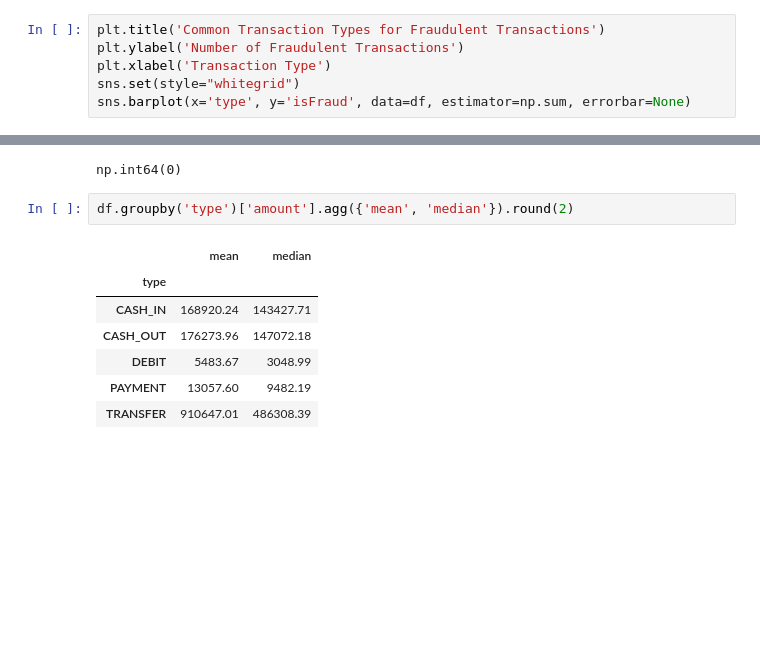
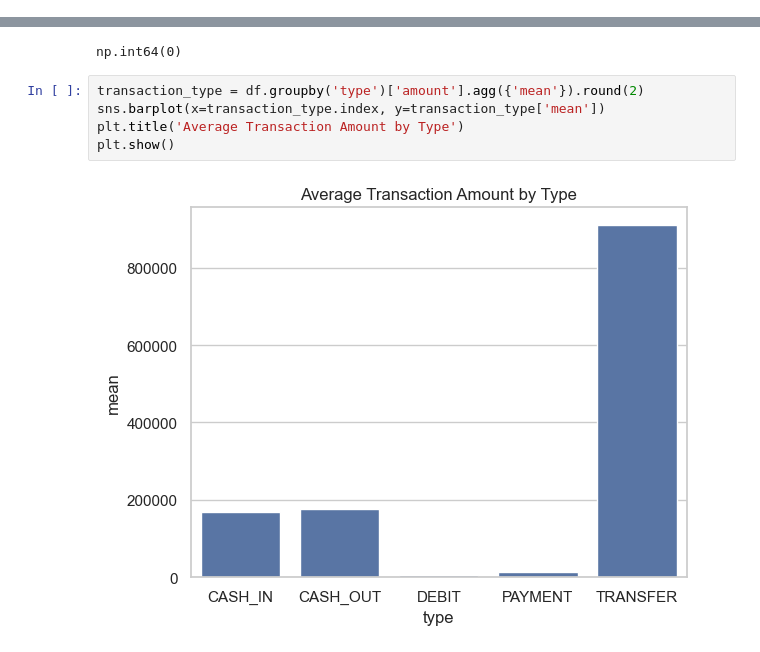
Before and after one commit to christianbusalanan/fraud-detection, a Jupyter notebook: notebooks/01_eda_and_feature_engineering.ipynb, the cells around one changed output, grey strips where cells are left out. Cells and saved outputs as stored; diff of their text form; blank space fills up the shorter version.

Commit message:
Update EDA notebook with transaction analysis

```diff
--- a/notebooks/01_eda_and_feature_engineering.ipynb
+++ b/notebooks/01_eda_and_feature_engineering.ipynb
@@ -21,9 +21,3 @@ df.head()
 # Data Validation
 df['newbalanceOrig'] = df['oldbalanceOrg'] - df['amount']
 df['newbalanceDest'] = df['oldbalanceDest'] + df['amount']
-# %%
-plt.title('Common Transaction Types for Fraudulent Transactions')
-plt.ylabel('Number of Fraudulent Transactions')
-plt.xlabel('Transaction Type')
-sns.set(style="whitegrid")
-sns.barplot(x='type', y='isFraud', data=df, estimator=np.sum, errorbar=None)
@@ -50,13 +39,10 @@ df.duplicated().sum()
 # %% [output]
 np.int64(0)
 # %%
-df.groupby('type')['amount'].agg({'mean', 'median'}).round(2)
+transaction_type = df.groupby('type')['amount'].agg({'mean'}).round(2)
+sns.barplot(x=transaction_type.index, y=transaction_type['mean'])
+plt.title('Average Transaction Amount by Type')
+plt.show()
 # %% [output]
-|  | mean | median |
-| type |  |  |
-| CASH_IN | 168920.24 | 143427.71 |
-| CASH_OUT | 176273.96 | 147072.18 |
-| DEBIT | 5483.67 | 3048.99 |
-| PAYMENT | 13057.60 | 9482.19 |
-| TRANSFER | 910647.01 | 486308.39 |
+[figure, added]
 # %%
```
Also changed, not shown: parts of 7 cells of this notebook.
